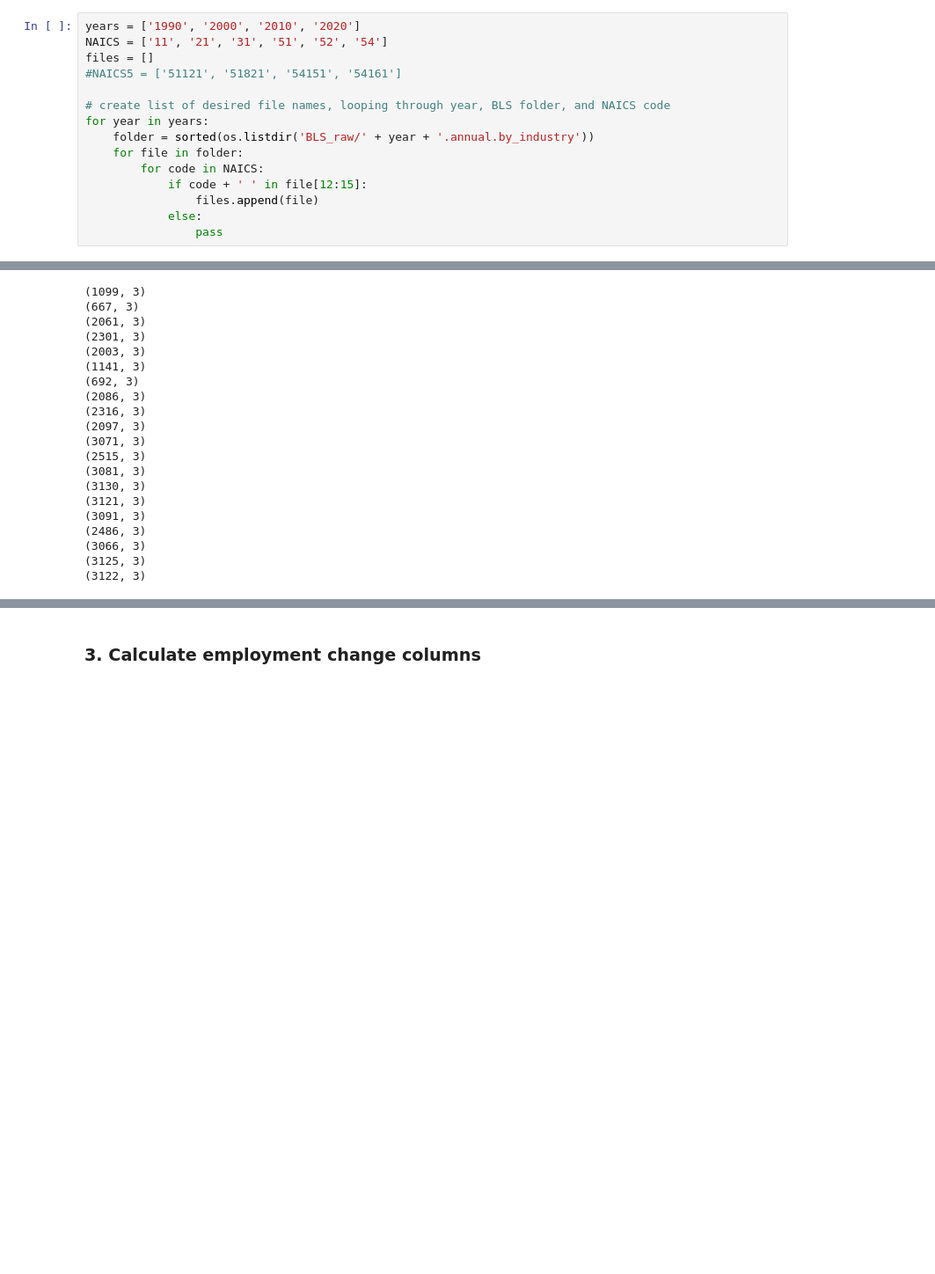
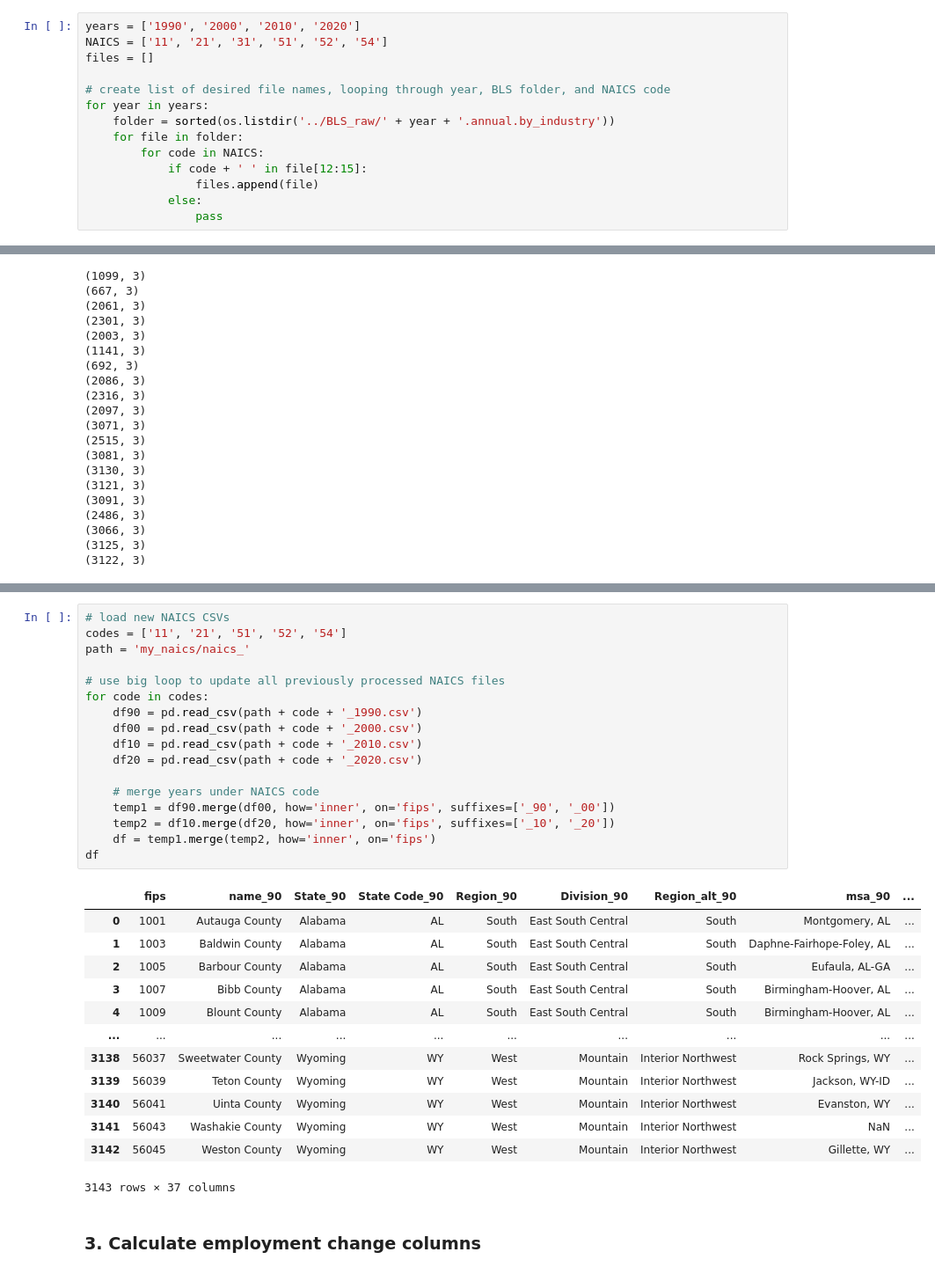
Before and after one commit to marleyra/BLS, a Jupyter notebook: BLS_MASTER.ipynb, the cells around one changed output, grey strips where cells are left out. Shown: that part at 88% size. Saved outputs shown, nothing was run; the diff lists cells and outputs as text; blank space fills up the shorter version.

```diff
--- a/BLS_MASTER.ipynb
+++ b/BLS_MASTER.ipynb
@@ -10,11 +8,10 @@ warnings.filterwarnings('ignore')
 years = ['1990', '2000', '2010', '2020']
 NAICS = ['11', '21', '31', '51', '52', '54']
 files = []
-#NAICS5 = ['51121', '51821', '54151', '54161']
 
 # create list of desired file names, looping through year, BLS folder, and NAICS code
 for year in years:
-    folder = sorted(os.listdir('BLS_raw/' + year + '.annual.by_industry'))
+    folder = sorted(os.listdir('../BLS_raw/' + year + '.annual.by_industry'))
     for file in folder:
         for code in NAICS:
             if code + ' ' in file[12:15]:
@@ -126,6 +115,37 @@ final_cols = ['fips', 'County Title', 'State', 'region',
 
 for key in d.keys():
     d[key][final_cols].to_csv('my_naics/naics_' + key[2:] + '.csv', index_label=False)
+# %%
+# load new NAICS CSVs
+codes = ['11', '21', '51', '52', '54']
+path = 'my_naics/naics_'
+
+# use big loop to update all previously processed NAICS files
+for code in codes:
+    df90 = pd.read_csv(path + code + '_1990.csv')
+    df00 = pd.read_csv(path + code + '_2000.csv')
+    df10 = pd.read_csv(path + code + '_2010.csv')
+    df20 = pd.read_csv(path + code + '_2020.csv')
+
+    # merge years under NAICS code
+    temp1 = df90.merge(df00, how='inner', on='fips', suffixes=['_90', '_00'])
+    temp2 = df10.merge(df20, how='inner', on='fips', suffixes=['_10', '_20'])
+    df = temp1.merge(temp2, how='inner', on='fips')
+df
+# %% [output]
+|  | fips | name_90 | State_90 | State Code_90 | Region_90 | Division_90 | Region_alt_90 | msa_90 | ... |
+| 0 | 1001 | Autauga County | Alabama | AL | South | East South Central | South | Montgomery, AL | ... |
+| 1 | 1003 | Baldwin County | Alabama | AL | South | East South Central | South | Daphne-Fairhope-Foley, AL | ... |
+| 2 | 1005 | Barbour County | Alabama | AL | South | East South Central | South | Eufaula, AL-GA | ... |
+| 3 | 1007 | Bibb County | Alabama | AL | South | East South Central | South | Birmingham-Hoover, AL | ... |
+| 4 | 1009 | Blount County | Alabama | AL | South | East South Central | South | Birmingham-Hoover, AL | ... |
+| ... | ... | ... | ... | ... | ... | ... | ... | ... | ... |
+| 3138 | 56037 | Sweetwater County | Wyoming | WY | West | Mountain | Interior Northwest | Rock Springs, WY | ... |
+| 3139 | 56039 | Teton County | Wyoming | WY | West | Mountain | Interior Northwest | Jackson, WY-ID | ... |
+| 3140 | 56041 | Uinta County | Wyoming | WY | West | Mountain | Interior Northwest | Evanston, WY | ... |
+| 3141 | 56043 | Washakie County | Wyoming | WY | West | Mountain | Interior Northwest | NaN | ... |
+| 3142 | 56045 | Weston County | Wyoming | WY | West | Mountain | Interior Northwest | Gillette, WY | ... |
+3143 rows × 37 columns
 # %% [markdown]
 ### 3. Calculate employment change columns
 # %%
```
Also changed, not shown: parts of 8 cells of this notebook, 7 other files.
